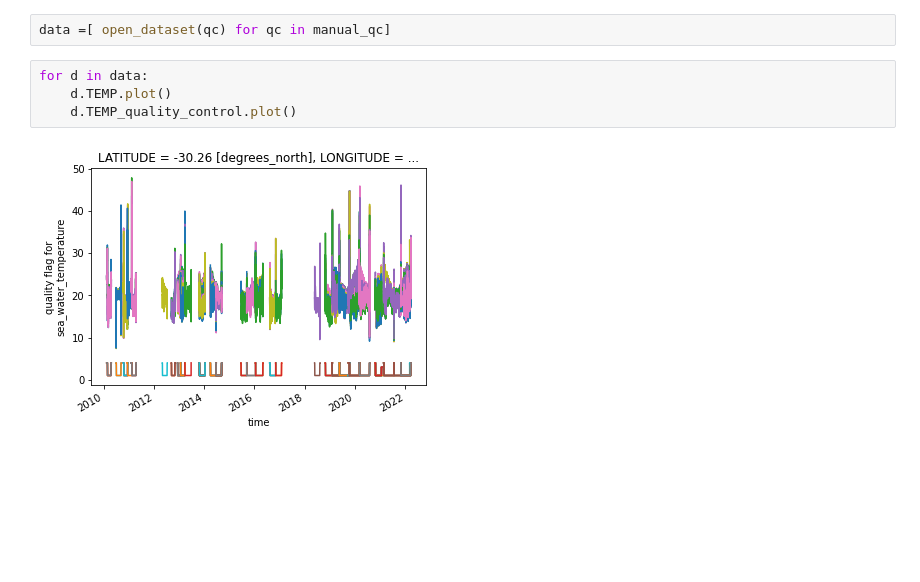
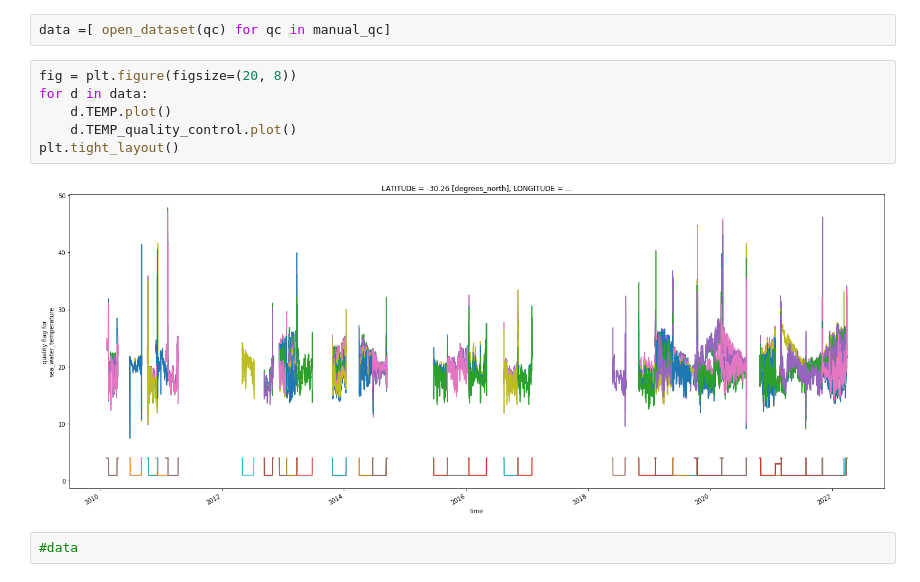
Before and after one commit to oceanhackweek/ohw22-proj-plot_this_and_that, a Jupyter notebook: notebooks/QC_check.ipynb, the cells around one changed output. Cells and saved outputs as stored; diff of their text form; blank space fills up the shorter version.

```diff
--- a/notebooks/QC_check.ipynb
+++ b/notebooks/QC_check.ipynb
@@ -42,8 +49,12 @@ len(manual_qc)
 # %%
 data =[ open_dataset(qc) for qc in manual_qc]
 # %%
+fig = plt.figure(figsize=(20, 8))
 for d in data:
     d.TEMP.plot()
     d.TEMP_quality_control.plot()
+plt.tight_layout()
 # %% [output]
-[figure, old version]
+[figure, new version]
+# %%
+#data
```
Also changed, not shown: parts of 3 cells of this notebook, 36 other files.
